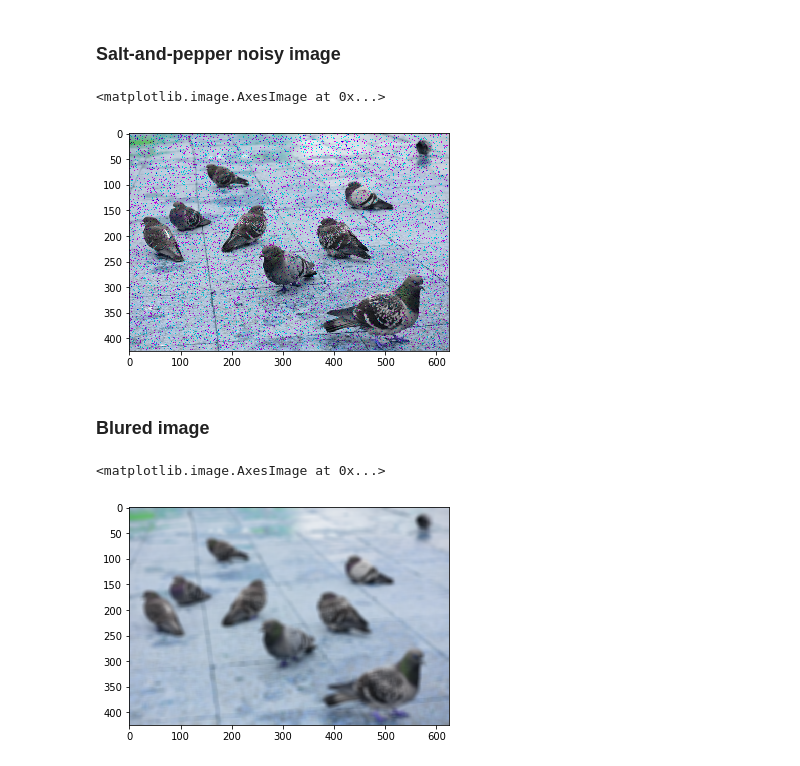
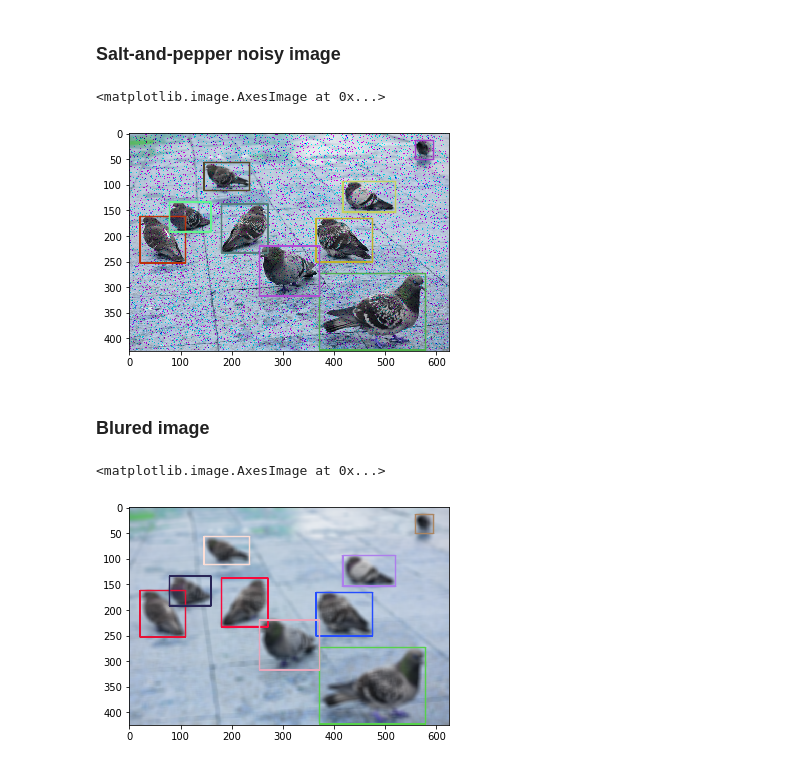
Before and after one commit to happy-unicorn/python-yolov5-augmentation, a Jupyter notebook: research.ipynb, the cells around one changed output. Drawn from its saved outputs; the diff is of its cells as text; code cells hidden in the pictures.

Commit message:
Completed code for rotated images

```diff
--- a/research.ipynb
+++ b/research.ipynb
@@ -39,6 +39,3 @@ plt.imshow(boxed_image)
 # Image level augmentation
 # %% [markdown]
 ### Original image
-# %%
-image = cv2.imread("data/images/dove.jpg")
-plt.imshow(image)
@@ -108,27 +193,27 @@ plt.imshow(rotate_image(image, 270))
 # %%
 def noisy(image):
     row, col, ch = image.shape
     s_vs_p = 0.5
     amount = 0.04
     out = image.copy()
 
     num_salt = np.ceil(amount * image.size * s_vs_p)
     coords = [np.random.randint(0, i - 1, int(num_salt))
               for i in image.shape]
     out[coords] = 1
 
     num_pepper = np.ceil(amount* image.size * (1. - s_vs_p))
     coords = [np.random.randint(0, i - 1, int(num_pepper))
               for i in image.shape]
     out[coords] = 0
 
     return out
 
-
-plt.imshow(noisy(image))
+boxed_image = draw_rectangles(noisy(image), labels)
+plt.imshow(boxed_image)
 # %% [output]
 <matplotlib.image.AxesImage at 0x...>
-[figure, old version]
+[figure, new version]
 # %% [markdown]
 ### Blured image
 # %%
@@ -137,7 +222,8 @@ def blur(image):
     return cv2.blur(image, ksize)
 
 
-plt.imshow(blur(image))
+boxed_image = draw_rectangles(blur(image), labels)
+plt.imshow(boxed_image)
 # %% [output]
 <matplotlib.image.AxesImage at 0x...>
-[figure, old version]
+[figure, new version]
```
Also changed, not shown: parts of 12 cells of this notebook, 1 other file.
